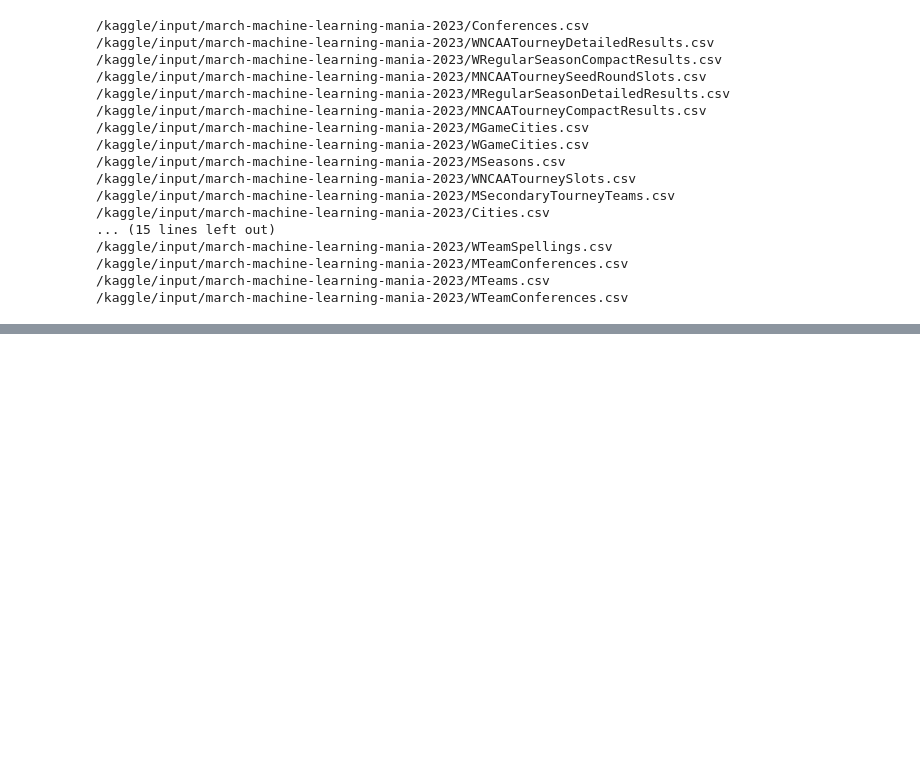
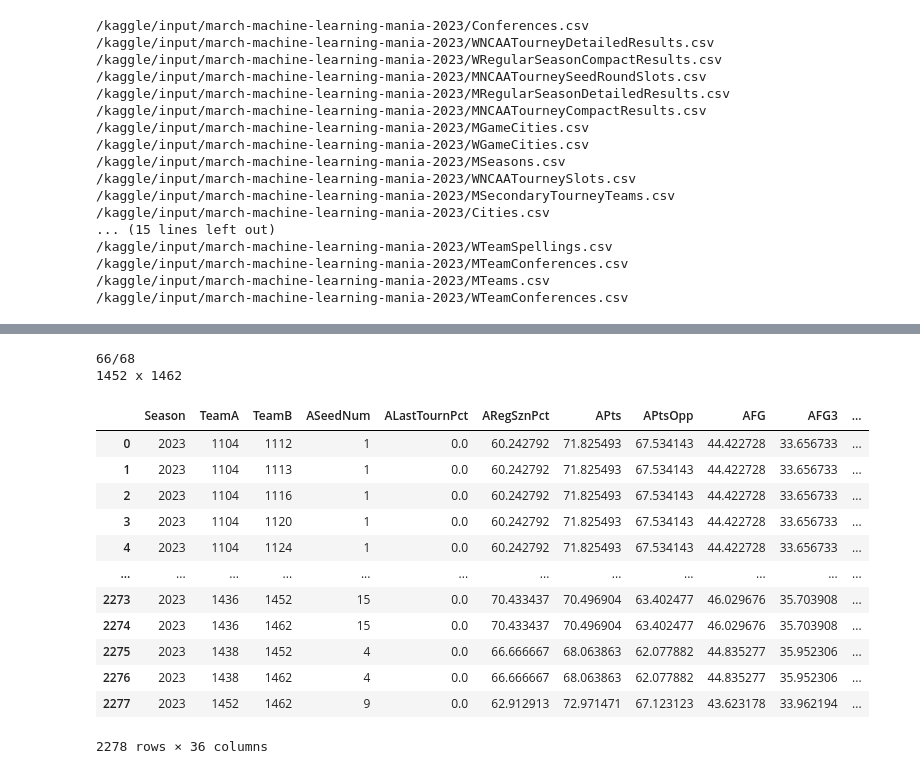
Before and after one commit to caiomelo22/march-madness-2023, a Jupyter notebook: notebook3e407fad6c.ipynb, the cells around one changed output, grey strips where cells are left out. Drawn from its saved outputs; the diff is of its cells as text; code cells hidden in the pictures; blank space fills up the shorter version.

Commit message:
Predict the 2023 matchups and build dataframe with all predictions

```diff
--- a/notebook3e407fad6c.ipynb
+++ b/notebook3e407fad6c.ipynb
@@ -213,5 +226,35 @@ def predict_seasons(gender, start_data_season, data_df):
+# %%
+def get_current_predictions(classifier, reg_szn_df, tourn_df, seed_df):
+    season = 2023
+    data = []
+    teams = seed_df[seed_df['Season'] == season].TeamID.unique()
+    teams.sort()
+
+    for idx, team_a in enumerate(teams):
+        for idx_b in range(idx + 1, len(teams)):
+            team_b = teams[idx_b]
+
+            clear_output(wait=True)
+            print(f"{idx}/{len(teams)}")
+            print(f"{team_a} x {team_b}")
+
+            game_stats = get_game_stats(season, team_a, team_b, reg_szn_df, seed_df, tourn_df)
+            data.append(game_stats)
+
+    data_df = pd.DataFrame(data, columns=columns[:-1])
+    probs = classifier.predict_proba(data_df)
+    pred = classifier.predict(data_df)
+
+    data_df['AProb'] = probs[:, 0]
+    data_df['BProb'] = probs[:, 1]
+    data_df['Pred'] = pred
+
+    return data_df
 # %%
-def pipeline(gender):
+def pipeline(gender, detailed_results=False):
     teams_df, reg_szn_df, tourn_df, seed_df = get_files_by_competition(gender)
     data_df = build_dataset(start_data_season[gender], reg_szn_df, tourn_df, seed_df)
-    predict_seasons(gender, start_data_season[gender], data_df)
+    classifier = predict_seasons(gender, start_data_season[gender], data_df, detailed_results)
+    current_szn_df = get_current_predictions(classifier, reg_szn_df, tourn_df, seed_df)
+    display(current_szn_df)
+    return current_szn_df
@@ -293,0 +261,18 @@ Confusion matrix:
+# %%
+m_current_szn_df = pipeline('M')
+# %% [output]
+66/68
+1452 x 1462
+|  | Season | TeamA | TeamB | ASeedNum | ALastTournPct | ARegSznPct | APts | APtsOpp | AFG | AFG3 | ... |
+| 0 | 2023 | 1104 | 1112 | 1 | 0.0 | 60.242792 | 71.825493 | 67.534143 | 44.422728 | 33.656733 | ... |
+| 1 | 2023 | 1104 | 1113 | 1 | 0.0 | 60.242792 | 71.825493 | 67.534143 | 44.422728 | 33.656733 | ... |
+| 2 | 2023 | 1104 | 1116 | 1 | 0.0 | 60.242792 | 71.825493 | 67.534143 | 44.422728 | 33.656733 | ... |
+| 3 | 2023 | 1104 | 1120 | 1 | 0.0 | 60.242792 | 71.825493 | 67.534143 | 44.422728 | 33.656733 | ... |
+| 4 | 2023 | 1104 | 1124 | 1 | 0.0 | 60.242792 | 71.825493 | 67.534143 | 44.422728 | 33.656733 | ... |
+| ... | ... | ... | ... | ... | ... | ... | ... | ... | ... | ... | ... |
+| 2273 | 2023 | 1436 | 1452 | 15 | 0.0 | 70.433437 | 70.496904 | 63.402477 | 46.029676 | 35.703908 | ... |
+| 2274 | 2023 | 1436 | 1462 | 15 | 0.0 | 70.433437 | 70.496904 | 63.402477 | 46.029676 | 35.703908 | ... |
+| 2275 | 2023 | 1438 | 1452 | 4 | 0.0 | 66.666667 | 68.063863 | 62.077882 | 44.835277 | 35.952306 | ... |
+| 2276 | 2023 | 1438 | 1462 | 4 | 0.0 | 66.666667 | 68.063863 | 62.077882 | 44.835277 | 35.952306 | ... |
+| 2277 | 2023 | 1452 | 1462 | 9 | 0.0 | 62.912913 | 72.971471 | 67.123123 | 43.623178 | 33.962194 | ... |
+2278 rows × 36 columns
```
Also changed, not shown: parts of 8 cells of this notebook.
